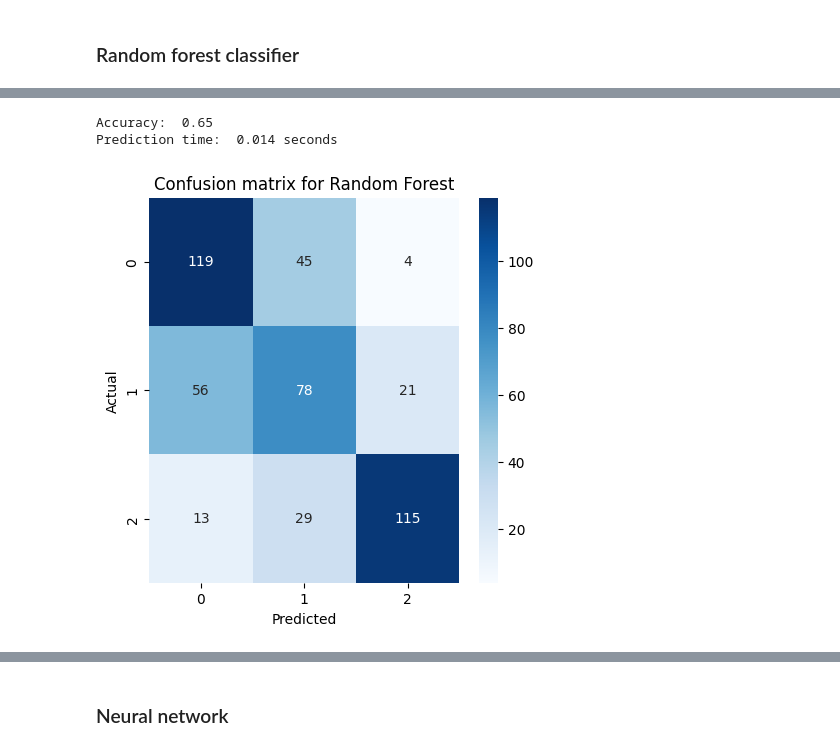
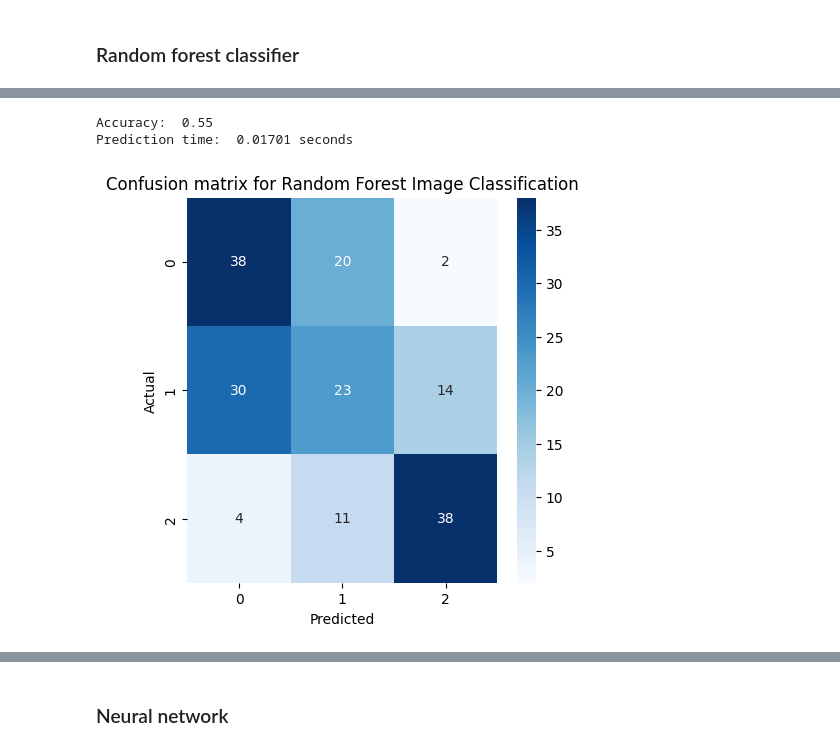
Before and after one commit to randmon/ucll_ti_data_and_ai_group_assignments, a Jupyter notebook: Assignment 4/comparing_dl_vs_non_dl/comparing_dl_vs_non_dl.ipynb, the cells around one changed output, grey strips where cells are left out. Cells and saved outputs as stored; diff of their text form; code cells hidden in the pictures.

Commit message:
image classification dl vs non dl

```diff
--- a/Assignment 4/comparing_dl_vs_non_dl/comparing_dl_vs_non_dl.ipynb
+++ b/Assignment 4/comparing_dl_vs_non_dl/comparing_dl_vs_non_dl.ipynb
@@ -364,22 +369,22 @@ Training time:  64.91 seconds
 # %%
 # Test the model
 y_pred = rtc_1.predict(x_test)
 print("Accuracy: ", round(accuracy_score(y_test, y_pred), 4))
 
 # Time to make one prediction
 start_time = time.time()
 rtc_1.predict(x_test[0:1])
 end_time = time.time()
 print("Prediction time: ", round(end_time - start_time, 5), "seconds")
 
 # Plot the confusion matrix
 plt.figure(figsize=(5, 5))
 sns.heatmap(confusion_matrix(y_test, y_pred), annot=True, fmt='d', cmap='Blues')
-plt.title('Confusion matrix for Random Forest')
+plt.title('Confusion matrix for Random Forest Image Classification')
 plt.ylabel('Actual')
 plt.xlabel('Predicted')
 plt.show()
 # %% [output]
-Accuracy:  0.65
-Prediction time:  0.014 seconds
+Accuracy:  0.55
+Prediction time:  0.01701 seconds
-[figure, old version]
+[figure, new version]
```
Also changed, not shown: parts of 57 cells of this notebook.
